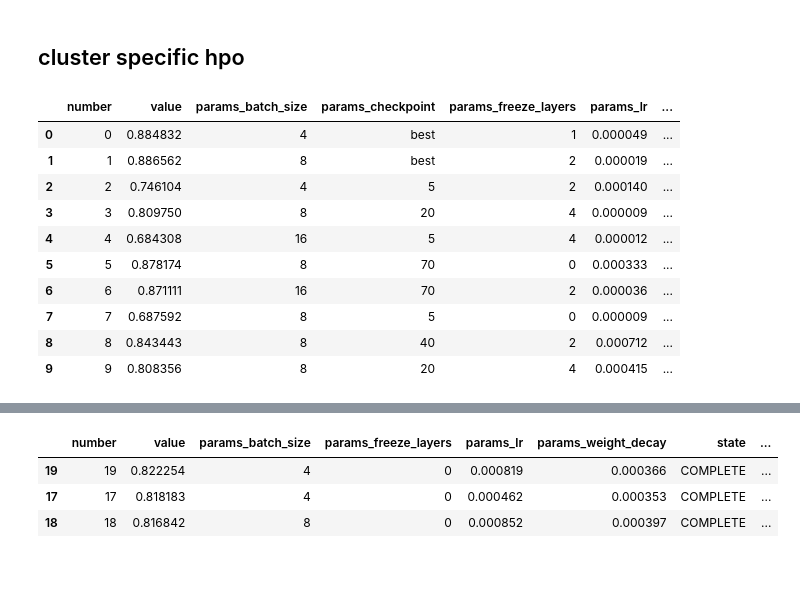
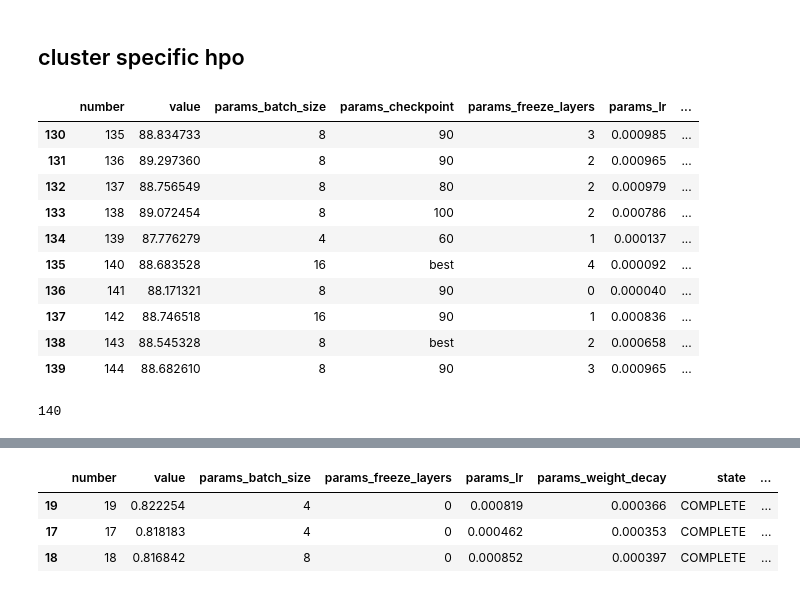
Before and after one commit to PulyaPolya/beat_this, a Jupyter notebook: results_evaluation.ipynb, the cells around one changed output, grey strips where cells are left out. Cells and saved outputs as stored; diff of their text form; code cells hidden in the pictures.

Commit message:
cluster 2 hpo

```diff
--- a/results_evaluation.ipynb
+++ b/results_evaluation.ipynb
@@ -1443,27 +1443,32 @@ study = optuna.load_study(
 # %%
 import optuna
 import pandas as pd
 study = optuna.load_study(
-    study_name="cluster_2",
+    study_name="cluster_2_ckpt_range_w_best",
     storage="sqlite:///optuna.db"
 )
 df = study.trials_dataframe()
 df_filtered = df[df["state"].isin(["COMPLETE", "PRUNED"]) ]
 date_cols = [col for col in df_filtered.columns if "datetime" in col or "duration" in col]
 df_filtered = df_filtered.drop(columns = date_cols, axis = 1)
 
 df_filtered = df_filtered.reset_index()
 df_filtered = df_filtered.drop(columns = ["index"], axis = 1)
-df_filtered.head(10)
+df_filtered["value"] = df_filtered["value"]* 100
+df_filtered.tail(10)
 # %% [output]
 |  | number | value | params_batch_size | params_checkpoint | params_freeze_layers | params_lr | ... |
-| 0 | 0 | 0.884832 | 4 | best | 1 | 0.000049 | ... |
-| 1 | 1 | 0.886562 | 8 | best | 2 | 0.000019 | ... |
-| 2 | 2 | 0.746104 | 4 | 5 | 2 | 0.000140 | ... |
-| 3 | 3 | 0.809750 | 8 | 20 | 4 | 0.000009 | ... |
-| 4 | 4 | 0.684308 | 16 | 5 | 4 | 0.000012 | ... |
-| 5 | 5 | 0.878174 | 8 | 70 | 0 | 0.000333 | ... |
-| 6 | 6 | 0.871111 | 16 | 70 | 2 | 0.000036 | ... |
-| 7 | 7 | 0.687592 | 8 | 5 | 0 | 0.000009 | ... |
-| 8 | 8 | 0.843443 | 8 | 40 | 2 | 0.000712 | ... |
-| 9 | 9 | 0.808356 | 8 | 20 | 4 | 0.000415 | ... |
+| 130 | 135 | 88.834733 | 8 | 90 | 3 | 0.000985 | ... |
+| 131 | 136 | 89.297360 | 8 | 90 | 2 | 0.000965 | ... |
+| 132 | 137 | 88.756549 | 8 | 80 | 2 | 0.000979 | ... |
+| 133 | 138 | 89.072454 | 8 | 100 | 2 | 0.000786 | ... |
+| 134 | 139 | 87.776279 | 4 | 60 | 1 | 0.000137 | ... |
+| 135 | 140 | 88.683528 | 16 | best | 4 | 0.000092 | ... |
+| 136 | 141 | 88.171321 | 8 | 90 | 0 | 0.000040 | ... |
+| 137 | 142 | 88.746518 | 16 | 90 | 1 | 0.000836 | ... |
+| 138 | 143 | 88.545328 | 8 | best | 2 | 0.000658 | ... |
+| 139 | 144 | 88.682610 | 8 | 90 | 3 | 0.000965 | ... |
+# %%
+len(df_filtered)
+# %% [output]
+140
```
Also changed, not shown: parts of 3 cells of this notebook, 1 other file.
